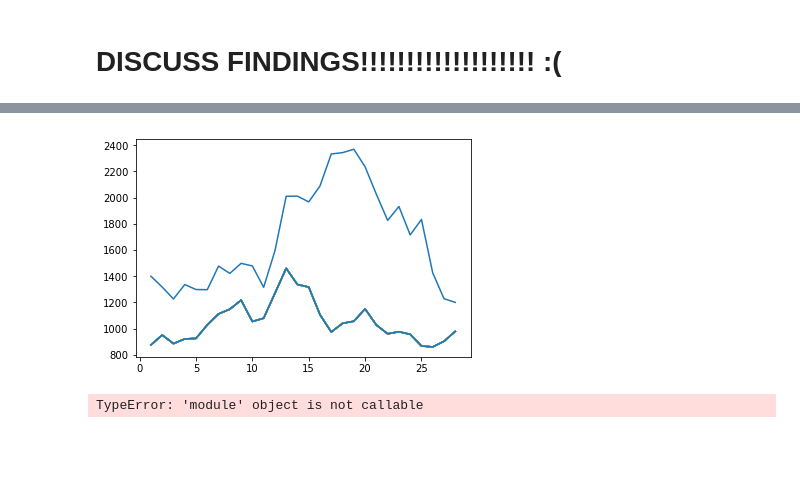
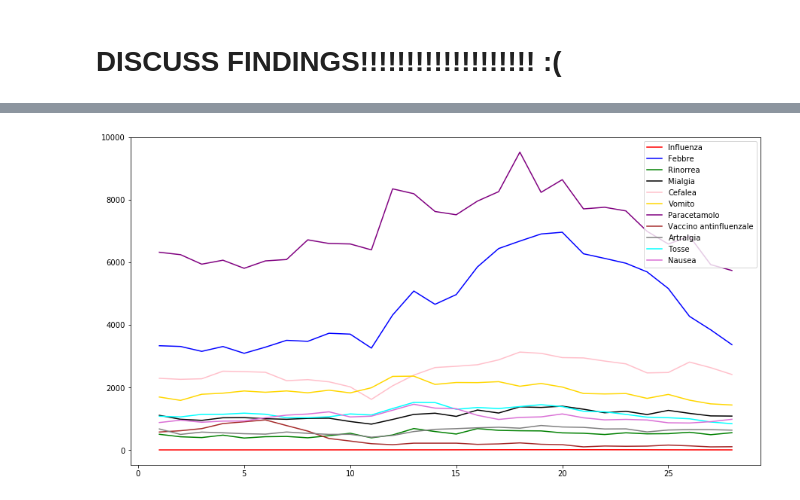
Before and after one commit to eltajbabanli/Digital-Epidemiology-HW1, a Jupyter notebook: HW01.ipynb, the cells around one changed output, grey strips where cells are left out. Drawn from its saved outputs; the diff is of its cells as text; code cells hidden in the pictures; blank space fills up the shorter version.

```diff
--- a/HW01.ipynb
+++ b/HW01.ipynb
@@ -225,5 +192,5 @@ IndexError: list assignment index out of range
 # %%
 w2015_2016=[None]*11
-w2015_2016[0]=week2015_2016
+w2015_2016[0]=weekI2015_2016
 for i in range(1,11):
-    w2015_2016[i]=weekAS2015_2016[i-1]
+    w2015_2016[i]=wT2015_2016[i-1]
@@ -250,6 +196,0 @@ weekAS2015_2016[1]
-# %%
-nested=[[35,36,37],[34,35,36,37,38],[22,23,23,24]]
-for y in nested:
-    x=range(1, len(y)+1)
-    plt.plot(x,y)
-plt.show()
@@ -258,14 +197,13 @@ plt.show()
-# %%
-for y in w2015_2016:
-    x=range(1, len(y)+1)
-    plt.plot(x,y)
-plt.show()
-# %% [output]
-[figure, removed]
-# %%
-for y in nested:
-      x=range(1, len(y)+1)
-      plt.plot(x,y)
-plt.show()
-# %% [output]
-TypeError: 'module' object is not callable
+# %%
+labels = ["Influenza","Febbre",'Rinorrea','Mialgia','Cefalea','Vomito','Paracetamolo','Vaccino antinfluenzale','Artralgia','Tosse','Nausea']
+colors=["red","blue","green","black","pink","gold","purple","brown","grey","cyan","orchid","tan"]
+i=0
+plt.figure(figsize=(15,8))
+for y in w2015_2016:
+    x=range(1, len(y)+1)
+    plt.plot(x,y,label=labels[i],color=colors[i])
+    i=i+1
+plt.legend()
+plt.show()
+# %% [output]
+[figure, added]
```
Also changed, not shown: parts of 25 cells of this notebook, 9 other files.
